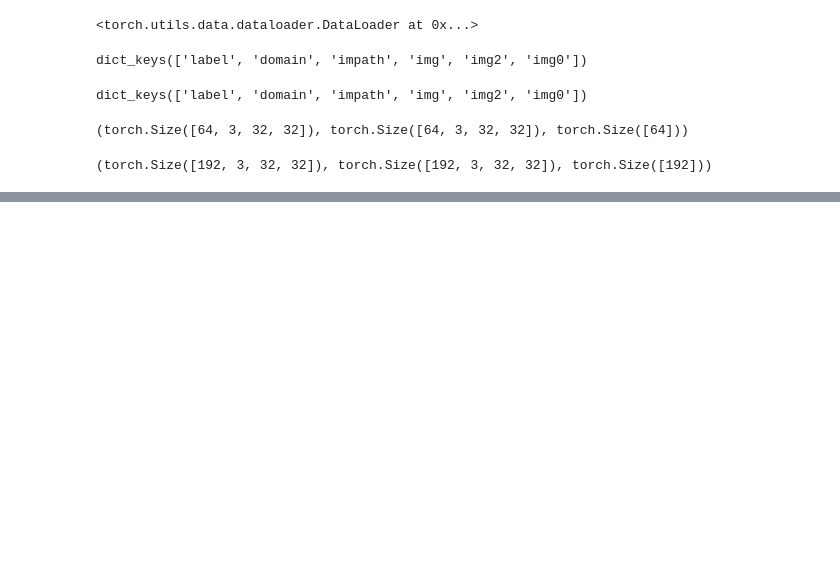
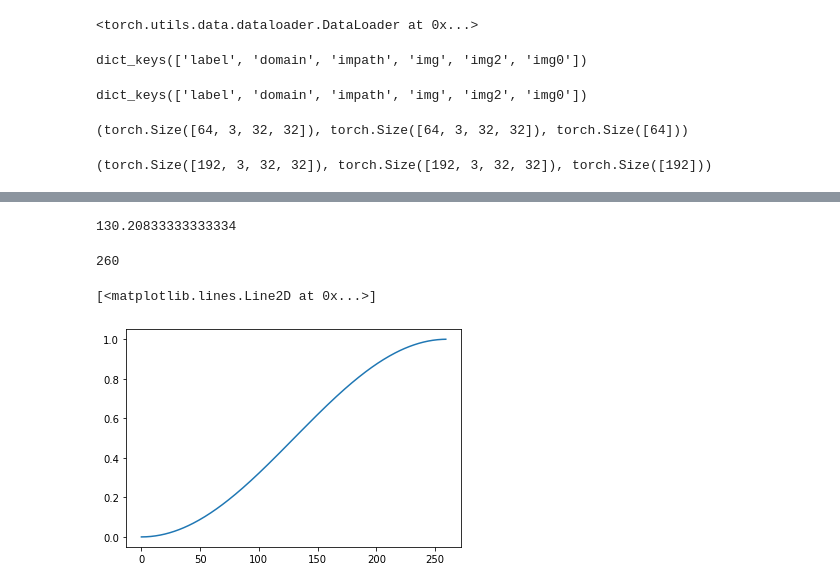
Before and after one commit to yizhe-ang/AdaMatch-PyTorch, a Jupyter notebook: notebooks/test.ipynb, the cells around one changed output, grey strips where cells are left out. Saved outputs shown, nothing was run; the diff lists cells and outputs as text; code cells hidden in the pictures; blank space fills up the shorter version.

```diff
--- a/notebooks/test.ipynb
+++ b/notebooks/test.ipynb
@@ -179,0 +208,16 @@ torch.Size([192])
+# %%
+25_000 / 192
+# %% [output]
+130.20833333333334
+# %%
+trainer.max_iter
+# %% [output]
+260
+# %%
+x = np.arange(trainer.max_iter)
+y = np.vectorize(trainer._compute_loss_target_weight)(x, trainer.max_iter * 2)
+# %%
+plt.plot(x, y)
+# %% [output]
+[<matplotlib.lines.Line2D at 0x...>]
+[figure, added]
```
Also changed, not shown: parts of 16 cells of this notebook, 10 other files.
